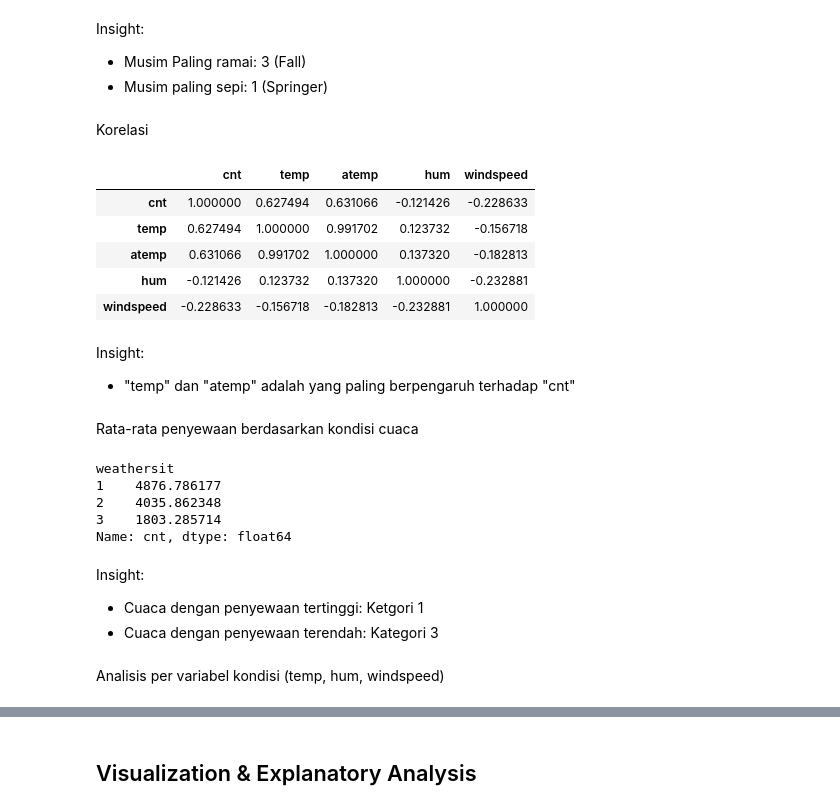
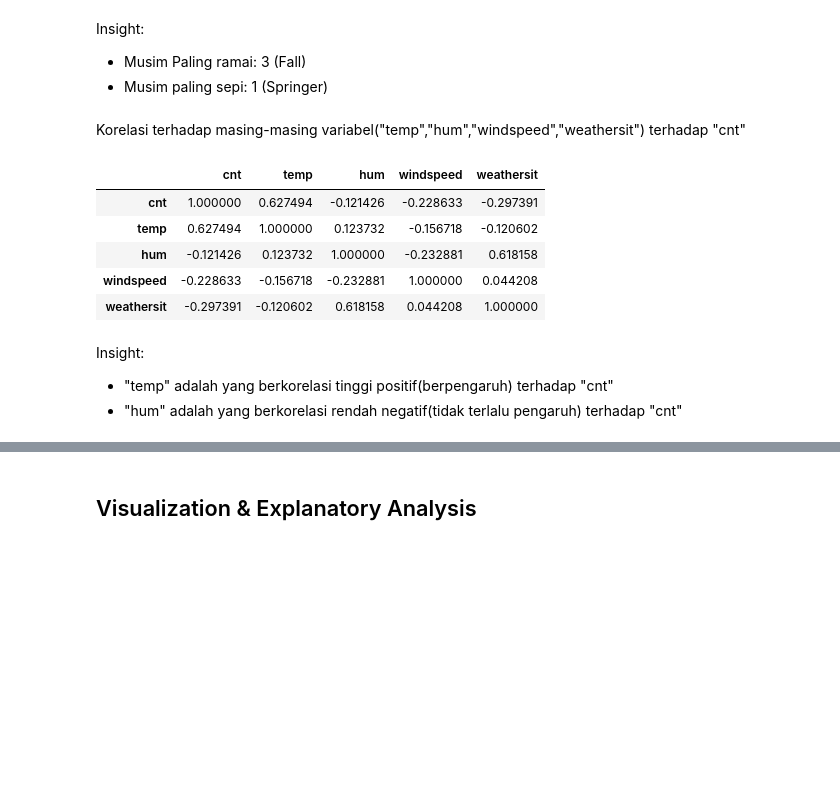
Before and after one commit to EmireKita/Proyek-Analisis-Data, a Jupyter notebook: Proyek_Analisis_Data.ipynb, the cells around one changed output, grey strips where cells are left out. Drawn from its saved outputs; the diff is of its cells as text; code cells hidden in the pictures; blank space fills up the shorter version.

```diff
--- a/Proyek_Analisis_Data.ipynb
+++ b/Proyek_Analisis_Data.ipynb
@@ -291,33 +268,18 @@ Name: cnt, dtype: float64
 Insight:
 - Musim Paling ramai: 3 (Fall)
 - Musim paling sepi: 1 (Springer)
-# %% [markdown]
-Korelasi
+# %% [markdown]
+Korelasi terhadap masing-masing variabel("temp","hum","windspeed","weathersit") terhadap "cnt"
 # %%
-day_df[['cnt','temp','atemp','hum','windspeed']].corr()
+day_df[['cnt','temp','hum','windspeed','weathersit']].corr()
 # %% [output]
-|  | cnt | temp | atemp | hum | windspeed |
-| cnt | 1.000000 | 0.627494 | 0.631066 | -0.121426 | -0.228633 |
-| temp | 0.627494 | 1.000000 | 0.991702 | 0.123732 | -0.156718 |
-| atemp | 0.631066 | 0.991702 | 1.000000 | 0.137320 | -0.182813 |
-| hum | -0.121426 | 0.123732 | 0.137320 | 1.000000 | -0.232881 |
-| windspeed | -0.228633 | -0.156718 | -0.182813 | -0.232881 | 1.000000 |
+|  | cnt | temp | hum | windspeed | weathersit |
+| cnt | 1.000000 | 0.627494 | -0.121426 | -0.228633 | -0.297391 |
+| temp | 0.627494 | 1.000000 | 0.123732 | -0.156718 | -0.120602 |
+| hum | -0.121426 | 0.123732 | 1.000000 | -0.232881 | 0.618158 |
+| windspeed | -0.228633 | -0.156718 | -0.232881 | 1.000000 | 0.044208 |
+| weathersit | -0.297391 | -0.120602 | 0.618158 | 0.044208 | 1.000000 |
 # %% [markdown]
 Insight:
-- "temp" dan "atemp" adalah yang paling berpengaruh terhadap "cnt"
+- "temp" adalah yang berkorelasi tinggi positif(berpengaruh) terhadap "cnt"
+- "hum" adalah yang berkorelasi rendah negatif(tidak terlalu pengaruh) terhadap "cnt"
-# %% [markdown]
-Rata-rata penyewaan berdasarkan kondisi cuaca
-# %%
-day_df.groupby('weathersit')['cnt'].mean()
-# %% [output]
-weathersit
-1    4876.786177
-2    4035.862348
-3    1803.285714
-Name: cnt, dtype: float64
-# %% [markdown]
-Insight:
-- Cuaca dengan penyewaan tertinggi: Ketgori 1
-- Cuaca dengan penyewaan terendah: Kategori 3
-# %% [markdown]
-Analisis per variabel kondisi (temp, hum, windspeed)
```
Also changed, not shown: parts of 27 cells of this notebook, 3 other files.
